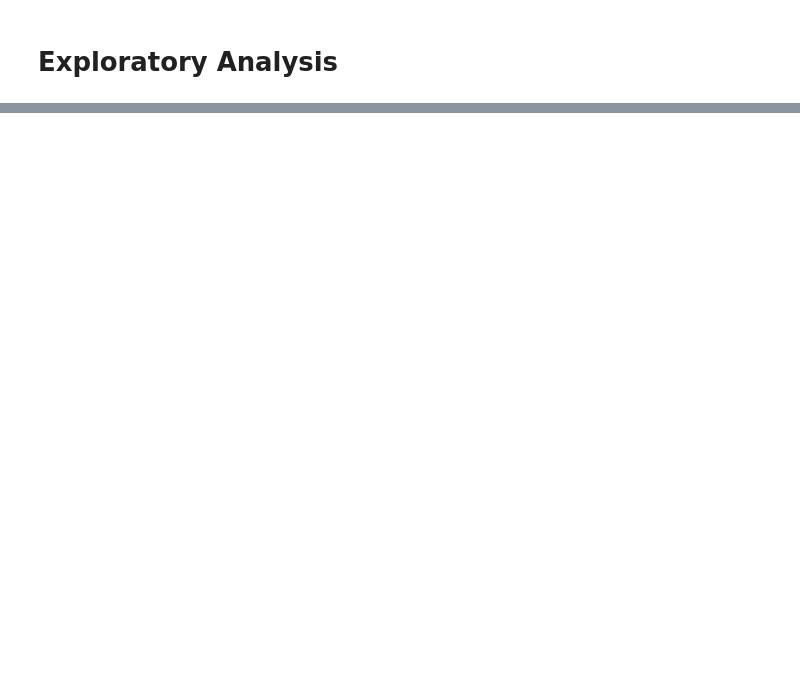
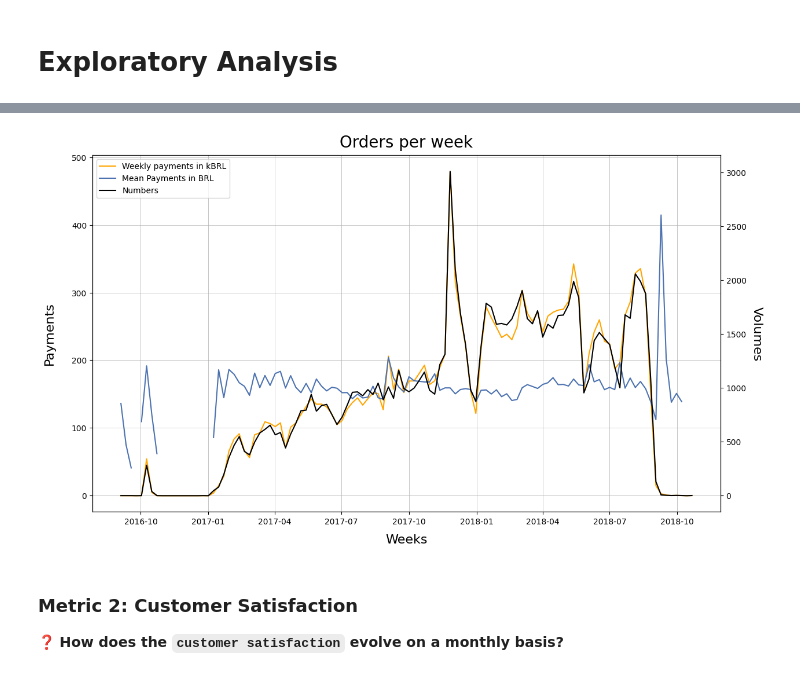
Before and after one commit to Kaaykun/OlistAnalysis, a Jupyter notebook: notebooks/02_exploratory_analysis.ipynb, the cells around one changed output, grey strips where cells are left out. Cells and saved outputs as stored; diff of their text form; code cells hidden in the pictures; blank space fills up the shorter version.

```diff
--- a/notebooks/02_exploratory_analysis.ipynb
+++ b/notebooks/02_exploratory_analysis.ipynb
@@ -148,0 +170,5 @@ git push origin master
+# %%
+order_ids_payments = data['order_payments'].groupby('order_id').sum()[['payment_value']]
+order_ids_payments.rename(columns={'payment_value': 'order_payment_value'}, inplace=True)
+
+orders_payments = data['orders'].merge(order_ids_payments, on='order_id')
@@ -148,0 +187,51 @@ git push origin master
+# %%
+weekly_orders_payments = orders_payments.set_index('order_purchase_timestamp').resample('W')
+# %%
+with plt.style.context('seaborn-deep'):
+    # figsize
+    plt.figure(figsize=(14,8))
+    # getting axes
+    ax1 = plt.gca()
+    # duplicating the ax1
+    ax2 = ax1.twinx()
+    # Weekly payments and Mean Payments
+    ax1.plot(weekly_orders_payments.sum()['order_payment_value'].apply(lambda x: x/1000),
+             color="orange",
+             label="Weekly payments in kBRL")
+    ax1.plot(weekly_orders_payments.mean()['order_payment_value'],
+             label="Mean Payments in BRL")
+    ax1.set_xlabel("Weeks",
+                   fontsize = 16,
+                   labelpad = 10)
+    ax1.set_ylabel("Payments",
+                   fontsize = 16,
+                   labelpad = 20)
+
+    # Numbers
+    ax2.plot(weekly_orders_payments.count()['order_id'],
+             label="Numbers",
+             c="black")
+    ax2.set_ylabel("Volumes",
+                   fontsize = 16,
+                   rotation = 90*3,
+                   labelpad = 20)
+
+    # Get a common legend
+    lines, labels = ax1.get_legend_handles_labels()
+    lines2, labels2 = ax2.get_legend_handles_labels()
+    ax2.legend(lines + lines2, labels + labels2, loc='upper left')
+
+    # Title
+    ax1.set_title('Orders per week',
+                  fontsize = 20,
+                  pad = 10)
+
+    # Grid
+    ax1.grid(axis="x",linewidth=0.5)
+    ax1.grid(axis="y",linewidth=0.5)
+    plt.show()
+# %% [output]
+[figure, added]
+# %% [markdown]
+### Metric 2: Customer Satisfaction
+❓ **How does the `customer satisfaction` evolve on a monthly basis?**
```
Also changed, not shown: parts of 69 cells of this notebook, 16 other files.
